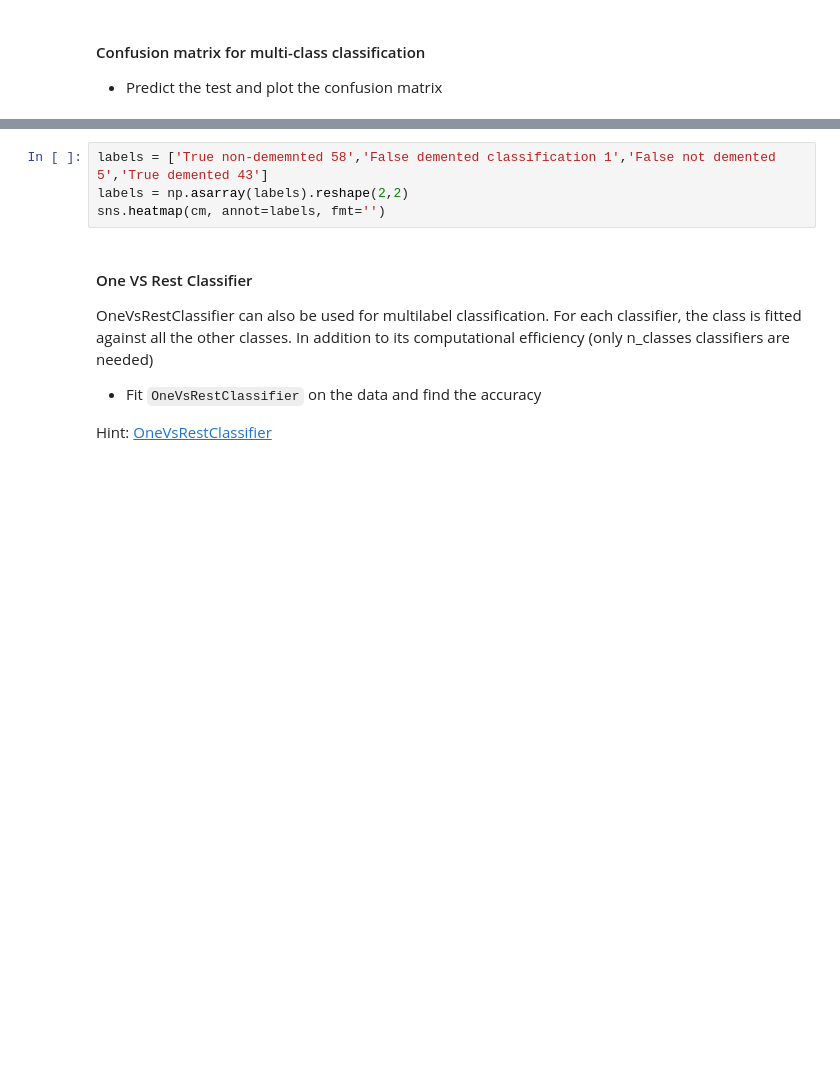
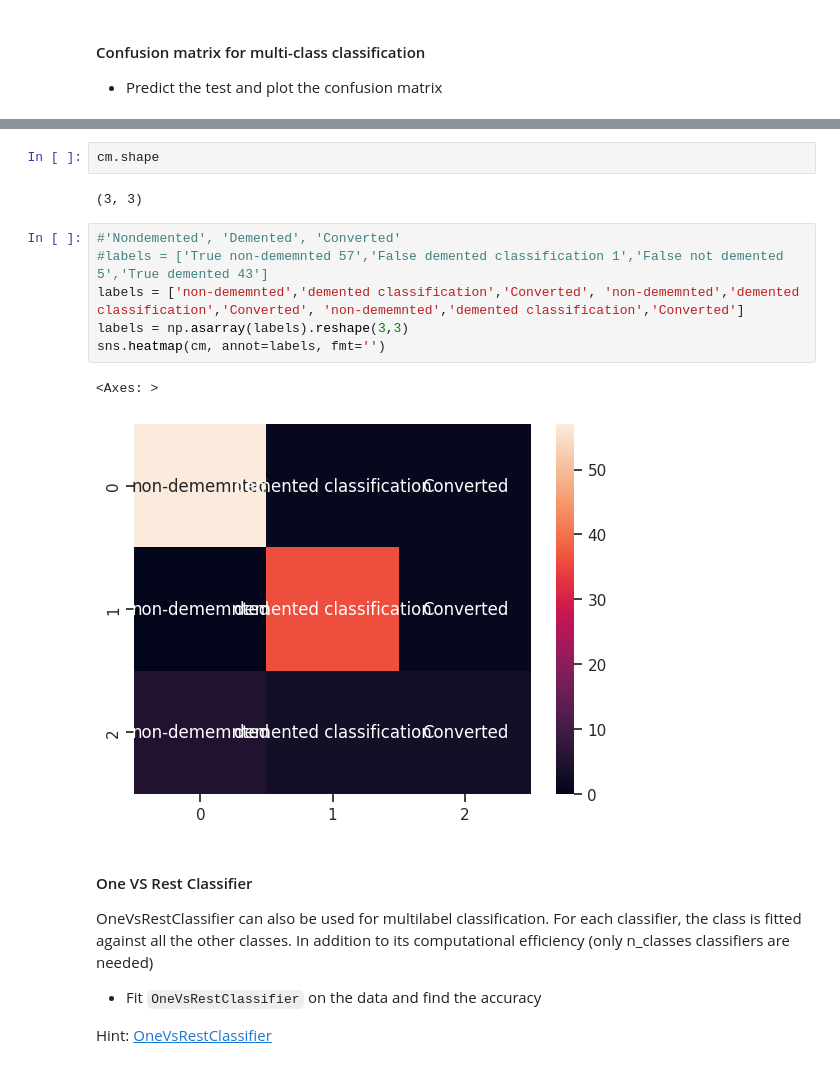
Before and after one commit to DattaIn/idatta.github.io, a Jupyter notebook: Dementia_prediction_SVM_Classifier_SS.ipynb, the cells around one changed output, grey strips where cells are left out. Saved outputs shown, nothing was run; the diff lists cells and outputs as text; blank space fills up the shorter version.

```diff
--- a/Dementia_prediction_SVM_Classifier_SS.ipynb
+++ b/Dementia_prediction_SVM_Classifier_SS.ipynb
@@ -320,7 +451,16 @@ cm
+# %%
+cm.shape
+# %% [output]
+(3, 3)
 # %%
-labels = ['True non-dememnted 58','False demented classification 1','False not demented 5','True demented 43']
-labels = np.asarray(labels).reshape(2,2)
+#'Nondemented', 'Demented', 'Converted'
+#labels = ['True non-dememnted 57','False demented classification 1','False not demented 5','True demented 43']
+labels = ['non-dememnted','demented classification','Converted', 'non-dememnted','demented classification','Converted', 'non-dememnted','demented classification','Converted']
+labels = np.asarray(labels).reshape(3,3)
 sns.heatmap(cm, annot=labels, fmt='')
+# %% [output]
+<Axes: >
+[figure, added]
 # %% [markdown]
 #### One VS Rest Classifier
 
```
Also changed, not shown: parts of 26 cells of this notebook.
